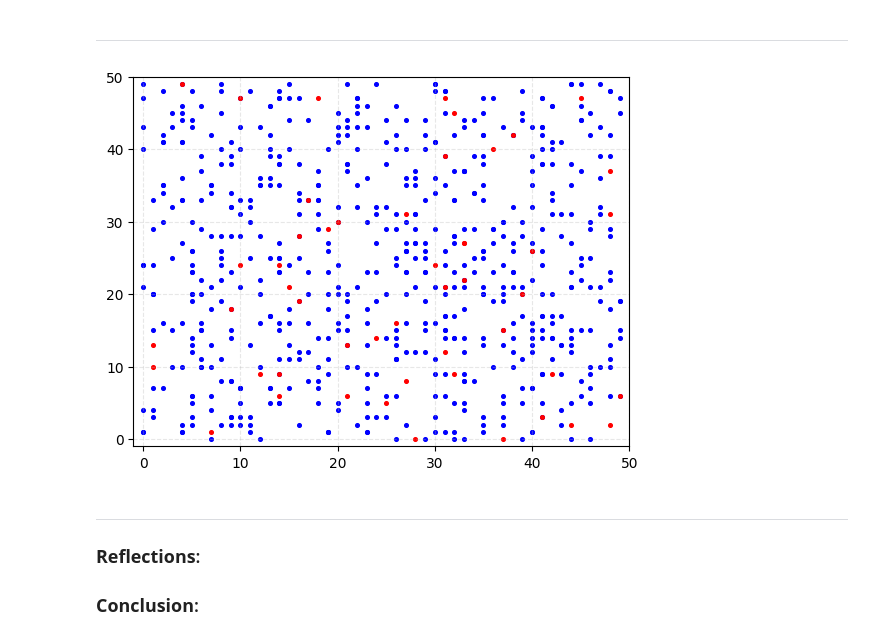
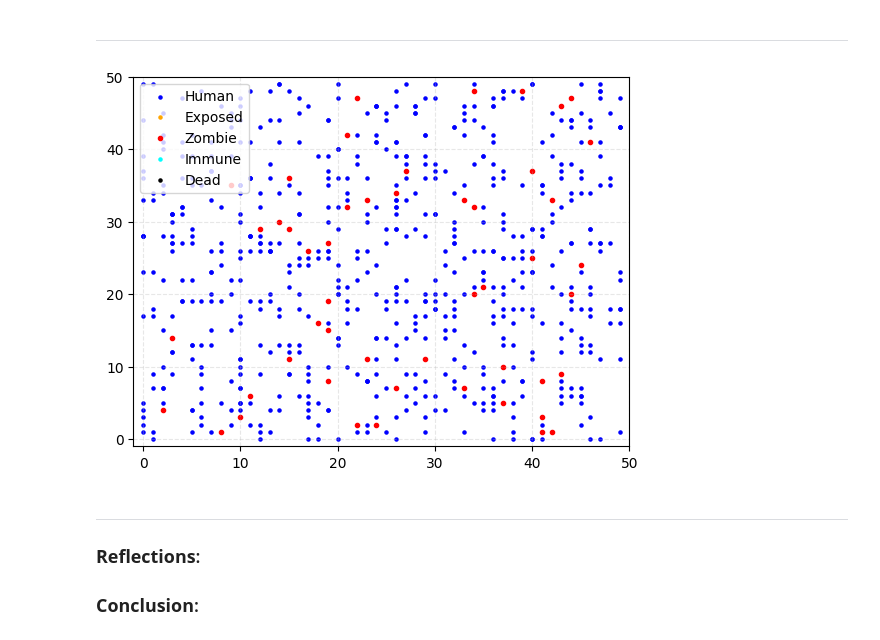
Before and after one commit to waves-stats/MOD_510_2023_autumn, a Jupyter notebook: Jing/project4_Jing_v1.ipynb, the cells around one changed output. Drawn from its saved outputs; the diff is of its cells as text; code cells hidden in the pictures.

```diff
--- a/Jing/project4_Jing_v1.ipynb
+++ b/Jing/project4_Jing_v1.ipynb
@@ -49,18 +49,22 @@ import matplotlib.pyplot as plt
 from matplotlib.animation import FuncAnimation, PillowWriter
 
 class RandomWalkZombieSimulator:
-    def __init__(self, population_size=683, nx=50, ny=50, no_zombies=1, q=0.9):
+    def __init__(self, population_size=683, nx=50, ny=50, no_zombies=1,q=0.9):
         np.random.seed(2)
         self.N = population_size
         self.nx = nx
         self.ny = ny
         self.HUMAN = 0
-        self.ZOMBIE = 1
+        self.EXPOSED = 1
+        self.ZOMBIE = 2
+        self.IMMUNE = 3
+        self.DEAD = 4
+        self.no_zombies = no_zombies
+        self.q = q
         self.Walkers = np.random.randint(0, [nx, ny], size=(self.N, 2))
         self.Walkers_old = np.copy(self.Walkers)
         self.State = np.repeat(self.HUMAN, self.N)
-        self.State[:no_zombies] = self.ZOMBIE
-        self.q = q
+        self.State[:self.no_zombies] = self.ZOMBIE
         # direction west, east, north, south
         self.direction = np.array([[-1, 0], [1, 0], [0, 1], [0, -1]])
 
@@ -69,54 +73,63 @@ class RandomWalkZombieSimulator:
         ax.set_ylim([-1, self.ny])
         ax.grid(linestyle='--', alpha=0.3)
 
-    def plot(self, frame):
-        ax.clear()
-        self.move()
-        self.check_illegal_move()
-        self.infection_process()
+    def plot(self, ax):
+        states_info = {
+            self.HUMAN: {'color': 'blue', 'size': 5, 'label': 'Human'},
+            self.EXPOSED: {'color': 'orange', 'size': 5, 'label': 'Exposed'},
+            self.ZOMBIE: {'color': 'red', 'size': 9, 'label': 'Zombie'},
+            self.IMMUNE: {'color': 'cyan', 'size': 5, 'label': 'Immune'},
+            self.DEAD: {'color': 'black', 'size': 5, 'label': 'Dead'}
+        }
+
+        for state_value, info in states_info.items():
+            state_coords = self.Walkers[self.State == state_value]
+            ax.scatter(state_coords[:, 0], state_coords[:, 1], s=info['size'], c=info['color'], label=info['label'])
+
         self.grid(ax)
-        self._plot(ax)
-
-    def _plot(self, ax):
-        colors = {self.HUMAN: 'blue', self.ZOMBIE: 'red'}
-        for state_value, color in colors.items():
-            state_coords = self.Walkers[self.State == state_value]
-            ax.scatter(state_coords[:, 0], state_coords[:, 1], s=7, c=color)
+        ax.legend(loc='upper left')
 
     def move(self):
         x = np.random.randint(0, 4, size=self.N)
         step = self.direction[x]
         self.Walkers = self.Walkers + step
 
     def check_illegal_move(self):
         wrong_x = np.logical_or(self.Walkers[:, 0] < 0, self.Walkers[:, 0] >= self.nx)
         wrong_y = np.logical_or(self.Walkers[:, 1] < 0, self.Walkers[:, 1] >= self.ny)
         wrong_xy = np.logical_or(wrong_x, wrong_y)
         self.Walkers[wrong_xy] = self.Walkers_old[wrong_xy]
         self.Walkers_old = np.copy(self.Walkers)
 
     def infection_process(self):
         zombies = self.Walkers[self.State == self.ZOMBIE]
         humans = self.Walkers[self.State == self.HUMAN]
 
         for zombie in zombies:
             for human in humans:
-                if np.all(np.abs(zombie - human) <= 1):  # Check if the distance is less than or equal to 1
+                if np.all(np.abs(zombie - human) <= 1):
                     if np.random.rand() < self.q:
                         self.State[human] = self.ZOMBIE
 
 
-# Number of time steps
+# Function to update the animation frame
+def update(frame):
+    ax.clear()
+    simulator.move()
+    simulator.check_illegal_move()
+    simulator.plot(ax)
+    simulator.infection_process()
+
+
+simulator = RandomWalkZombieSimulator(no_zombies=1)
+fig, ax = plt.subplots()
 Tstep = 100
-simulator = RandomWalkZombieSimulator(no_zombies=10, q=0.9)
-
-fig, ax = plt.subplots()
-ani = FuncAnimation(fig, simulator.plot, frames=range(Tstep), interval=200, blit=False)
+ani = FuncAnimation(fig, update, frames=range(Tstep), interval=200, blit=False)
 #ani.save('zombie_simulation.gif', writer=PillowWriter(fps=5))
 
 plt.show()
 # %% [output]
-[figure, old version]
+[figure, new version]
 # %% [markdown]
 -----------------------------
 ### **Reflections**:
```
